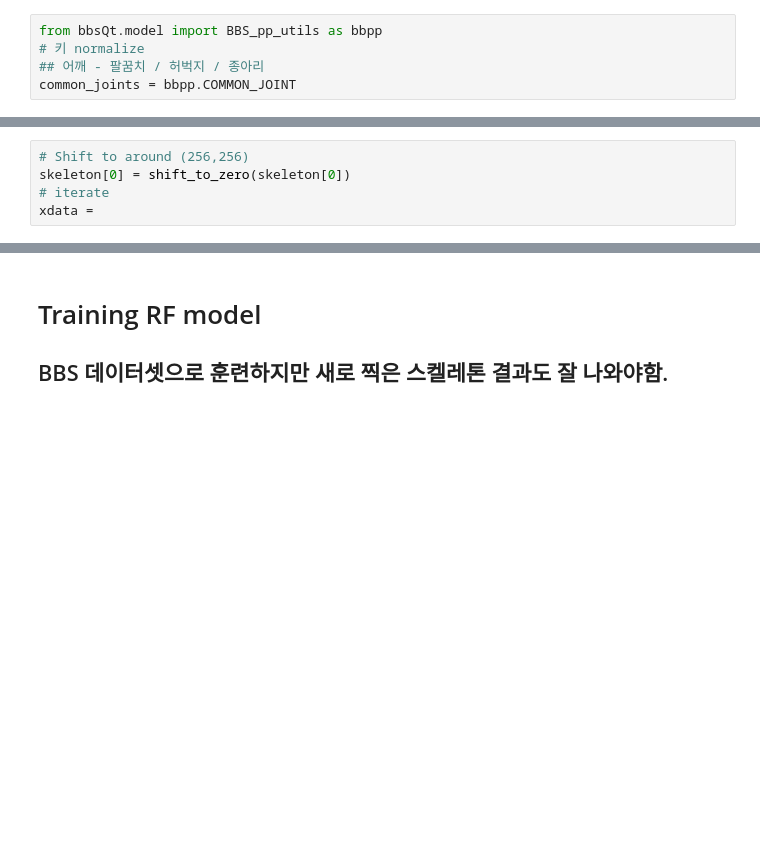
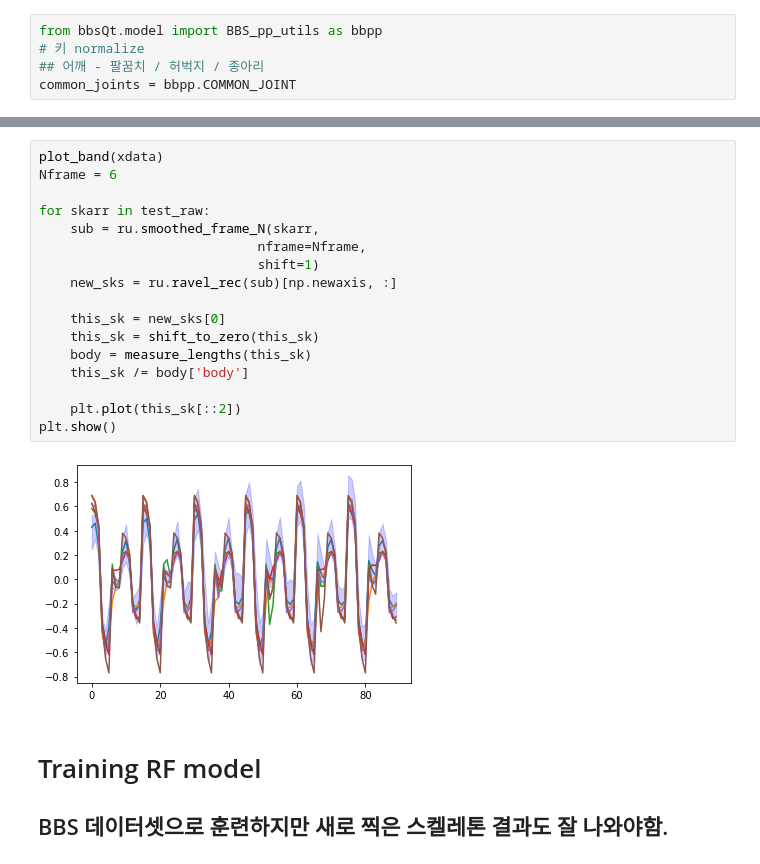
Before and after one commit to Deep-In-Sight/Kinect_BBS_demo, a Jupyter notebook: nbs/B7.Data_Standardization.ipynb, the cells around one changed output, grey strips where cells are left out. Drawn from its saved outputs; the diff is of its cells as text; blank space fills up the shorter version.

```diff
--- a/nbs/B7.Data_Standardization.ipynb
+++ b/nbs/B7.Data_Standardization.ipynb
@@ -175,5 +136,0 @@ print(mean_x, mean_y)
-# %%
-# Shift to around (256,256)
-skeleton[0] = shift_to_zero(skeleton[0])
-# iterate
-xdata =
@@ -278,3 +284,22 @@ skeleton.shape
+# %%
+plot_band(xdata)
+Nframe = 6
+
+for skarr in test_raw:
+    sub = ru.smoothed_frame_N(skarr,
+                            nframe=Nframe,
+                            shift=1)
+    new_sks = ru.ravel_rec(sub)[np.newaxis, :]
+
+    this_sk = new_sks[0]
+    this_sk = shift_to_zero(this_sk)
+    body = measure_lengths(this_sk)
+    this_sk /= body['body']
+
+    plt.plot(this_sk[::2])
+plt.show()
+# %% [output]
+[figure, added]
 # %% [markdown]
 # Training RF model
 ## BBS 데이터셋으로 훈련하지만 새로 찍은 스켈레톤 결과도 잘 나와야함.
```
Also changed, not shown: parts of 42 cells of this notebook, 1 other file.
